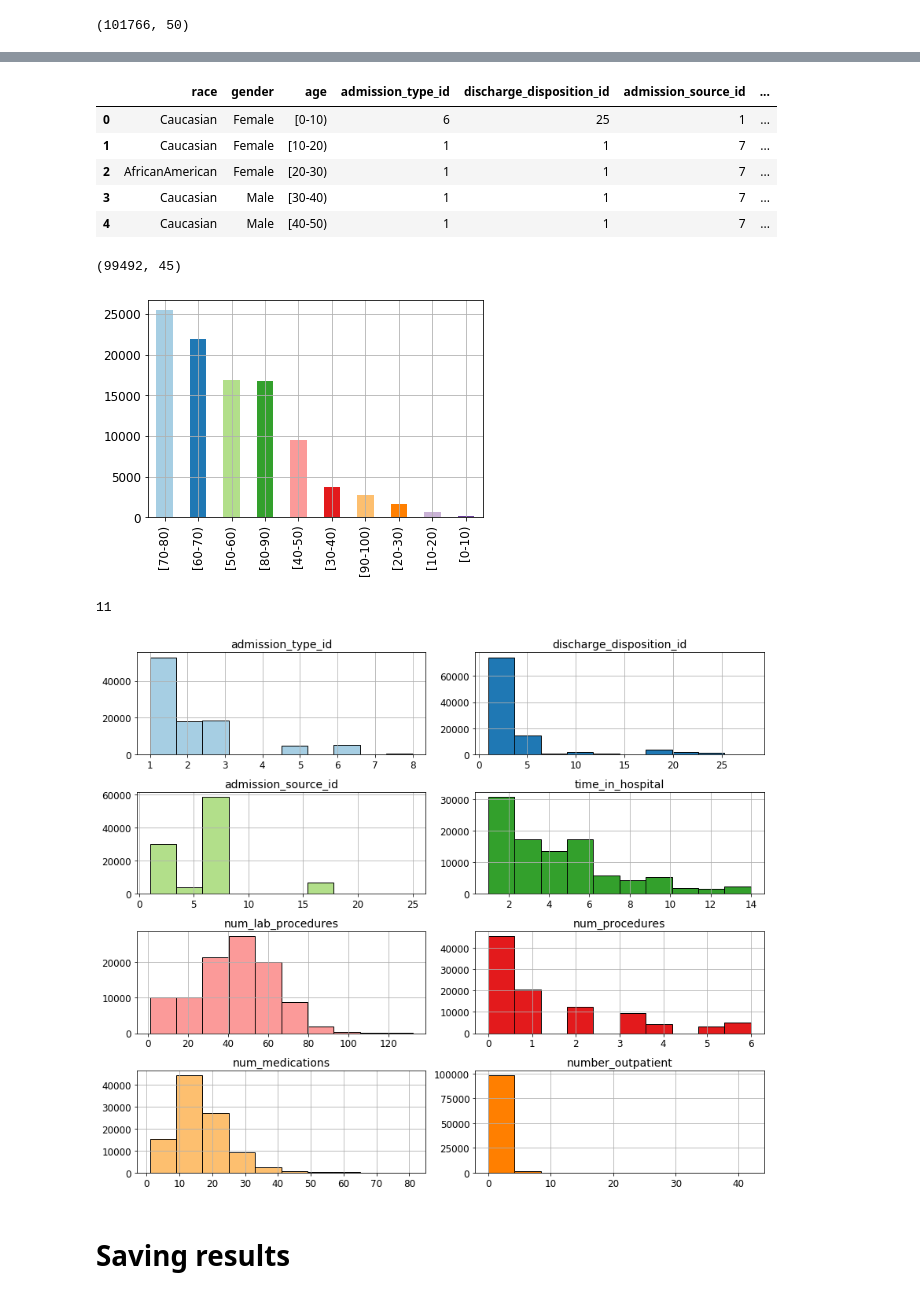
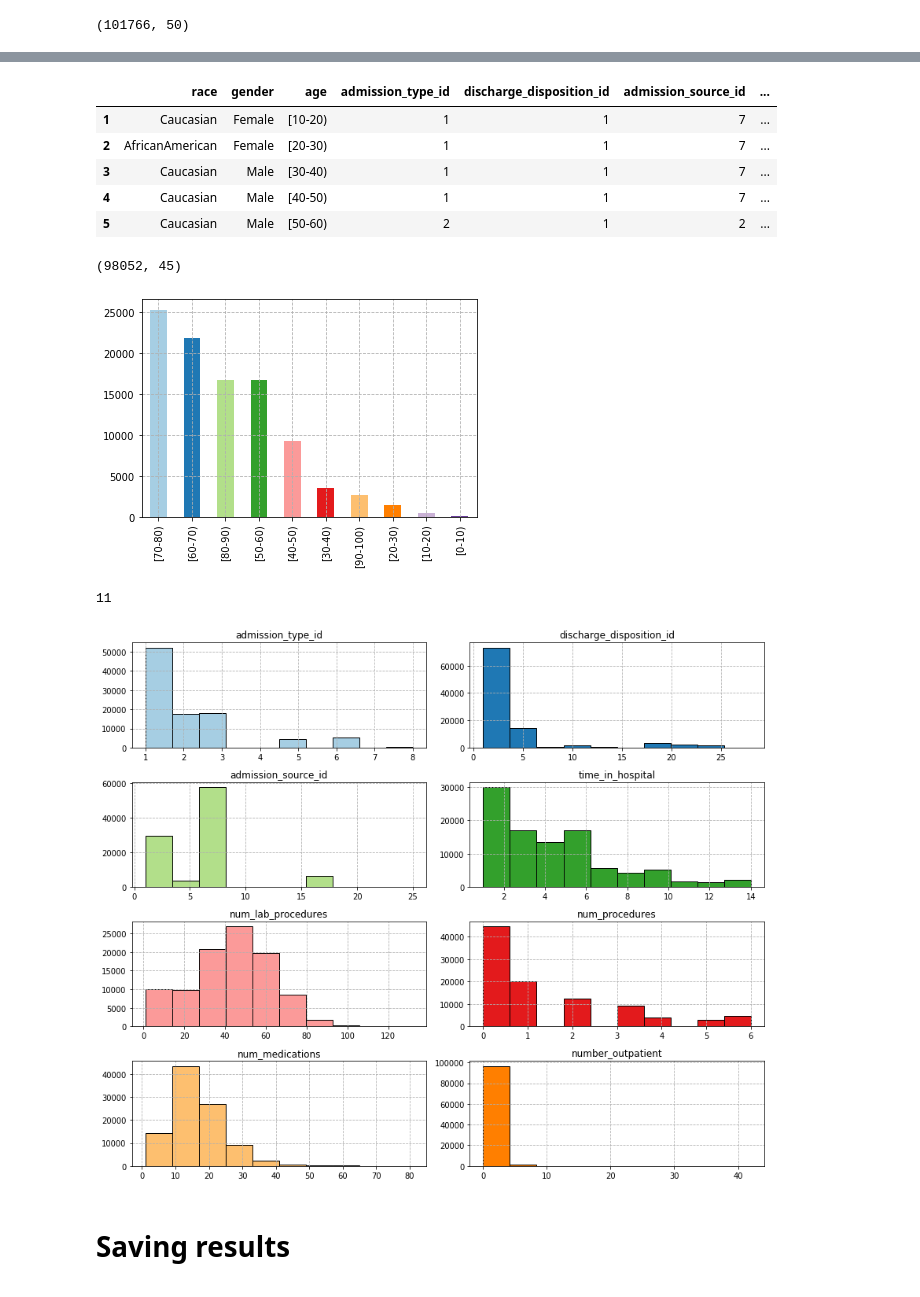
Before and after one commit to capac/kaggle-notebooks, a Jupyter notebook: diabetes-in-130-US-hospitals/1-data-preparation.ipynb, the cells around one changed output, grey strips where cells are left out. Saved outputs shown, nothing was run; the diff lists cells and outputs as text; code cells hidden in the pictures.

```diff
--- a/diabetes-in-130-US-hospitals/1-data-preparation.ipynb
+++ b/diabetes-in-130-US-hospitals/1-data-preparation.ipynb
@@ -22,7 +22,6 @@ More information can be found at the [Diabetes 130-US hospitals for years 1999-2
 import numpy as np
 import pandas as pd
 import matplotlib.pyplot as plt
-plt.style.use('notebook')
 %matplotlib notebook
 # %%
 pd.set_option('display.max_columns', None)
@@ -148,3 +147,4 @@ df = df.loc[df.race.notnull()]
 df = df.loc[df.gender != 'Unknown/Invalid']
 # %%
 df.drop(['weight', 'medical_specialty', 'payer_code', 'patient_nbr', 'encounter_id'], axis=1, inplace=True)
+df.dropna(how='any', inplace=True)
@@ -152,21 +172,21 @@ df.drop(['weight', 'medical_specialty', 'payer_code', 'patient_nbr', 'encounter_
 df.head()
 # %% [output]
 |  | race | gender | age | admission_type_id | discharge_disposition_id | admission_source_id | ... |
-| 0 | Caucasian | Female | [0-10) | 6 | 25 | 1 | ... |
 | 1 | Caucasian | Female | [10-20) | 1 | 1 | 7 | ... |
 | 2 | AfricanAmerican | Female | [20-30) | 1 | 1 | 7 | ... |
 | 3 | Caucasian | Male | [30-40) | 1 | 1 | 7 | ... |
 | 4 | Caucasian | Male | [40-50) | 1 | 1 | 7 | ... |
+| 5 | Caucasian | Male | [50-60) | 2 | 1 | 2 | ... |
 # %%
 df.shape
 # %% [output]
-(99492, 45)
+(98052, 45)
 # %%
 race_sorted_df = df['age'].value_counts(dropna=False)
 race_sorted_df.plot(kind='bar', color=plt.cm.Paired.colors)
-plt.grid(True);
+plt.grid(True, linestyle='--');
 # %% [output]
-[figure, old version]
+[figure, new version]
 # %%
 num_cols = list(df.describe().columns)
 print(len(num_cols))
@@ -178,10 +198,10 @@ colors = plt.cm.Paired.colors
 for c, ax, col in zip(colors, axes.flat, num_cols):
     ax.hist(df[col], color=c, edgecolor='k', bins=10)
     ax.set_title(col)
-    ax.grid(True)
+    ax.grid(True, linestyle='--')
 fig.tight_layout()
 # %% [output]
-[figure, old version]
+[figure, new version]
 # %% [markdown]
 # Saving results
 # %%
```
Also changed, not shown: parts of 6 cells of this notebook.
